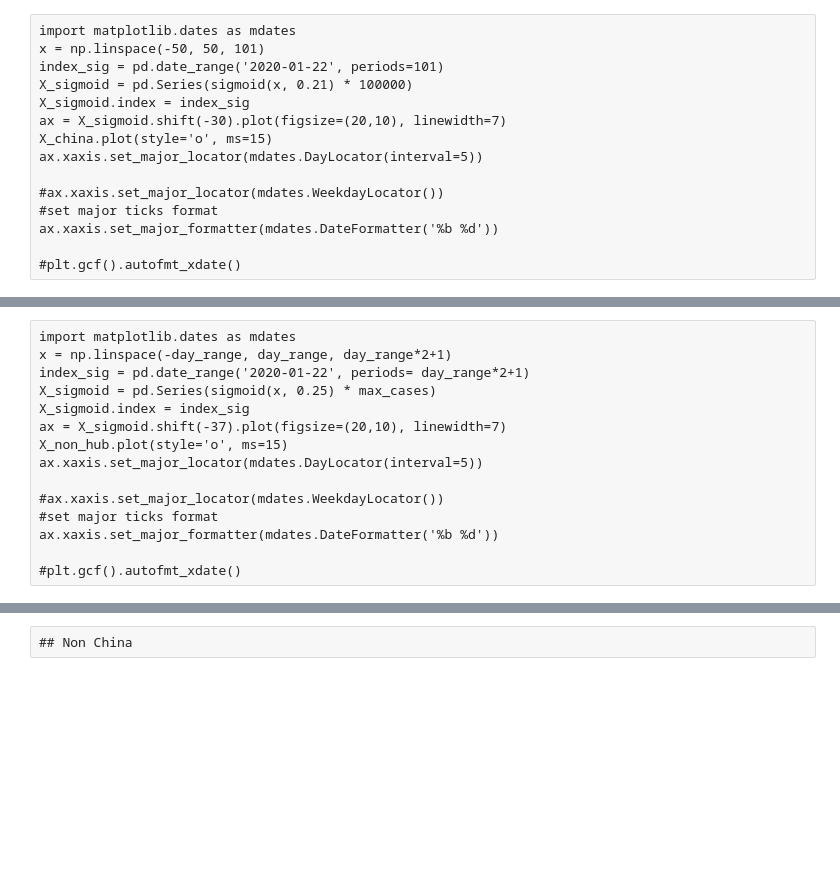
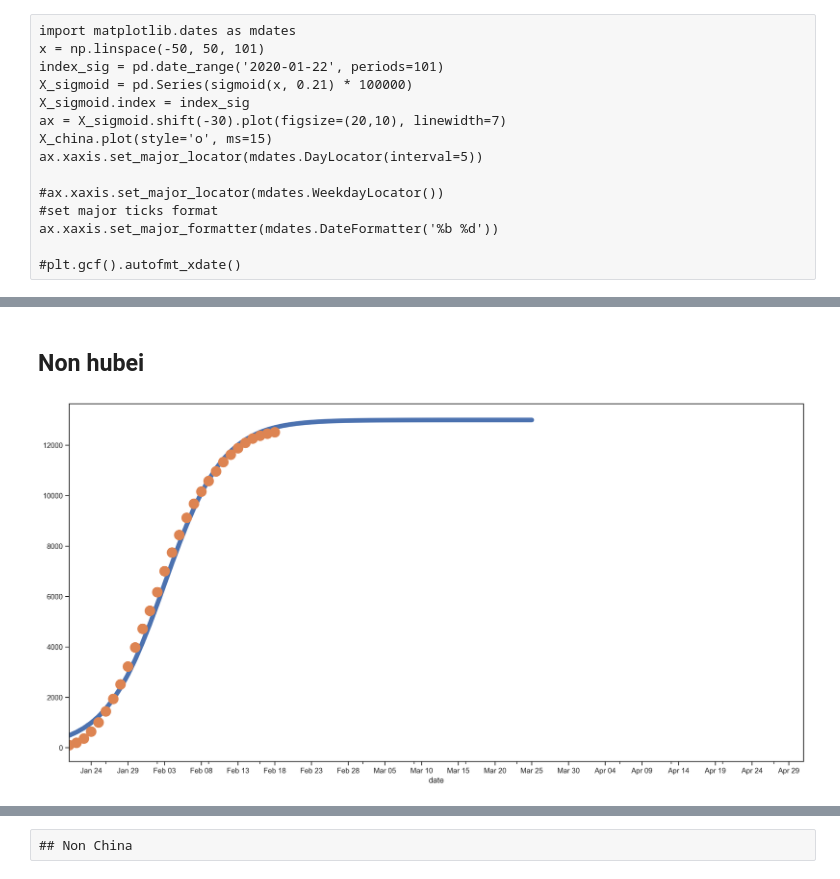
Before and after one commit to RogerMichel/coronavirus, a Jupyter notebook: data exploration.ipynb, the cells around one changed output, grey strips where cells are left out. Cells and saved outputs as stored; diff of their text form; code cells hidden in the pictures; blank space fills up the shorter version.

```diff
--- a/data exploration.ipynb
+++ b/data exploration.ipynb
@@ -455,3 +464,6 @@ def sigmoid(X, lambda_t):
+# %%
+def sigmoid(X, lambda_t):
+    return 1/(1+np.exp(-lambda_t*X))
 # %% [raw]
 X_china = full_df[full_df['variable'] == 'China_total']
 # %% [raw]
@@ -503,15 +488,44 @@ day_range = 50
-# %% [raw]
-import matplotlib.dates as mdates
-x = np.linspace(-day_range, day_range, day_range*2+1)
-index_sig = pd.date_range('2020-01-22', periods= day_range*2+1)
-X_sigmoid = pd.Series(sigmoid(x, 0.25) * max_cases)
-X_sigmoid.index = index_sig
-ax = X_sigmoid.shift(-37).plot(figsize=(20,10), linewidth=7)
-X_non_hub.plot(style='o', ms=15)
-ax.xaxis.set_major_locator(mdates.DayLocator(interval=5))
-
-#ax.xaxis.set_major_locator(mdates.WeekdayLocator())
-#set major ticks format
-ax.xaxis.set_major_formatter(mdates.DateFormatter('%b %d'))
-
-#plt.gcf().autofmt_xdate()
+# %% [markdown]
+## Non hubei
+# %%
+non_hubei = ['Mainland_China_Anhui', 'Mainland_China_Beijing',
+       'Mainland_China_Chongqing', 'Mainland_China_Fujian',
+       'Mainland_China_Gansu', 'Mainland_China_Guangdong',
+       'Mainland_China_Guangxi', 'Mainland_China_Guizhou',
+       'Mainland_China_Hainan', 'Mainland_China_Hebei',
+       'Mainland_China_Heilongjiang', 'Mainland_China_Henan',
+        'Mainland_China_Hunan',
+       'Mainland_China_Inner_Mongolia', 'Mainland_China_Jiangsu',
+       'Mainland_China_Jiangxi', 'Mainland_China_Jilin',
+       'Mainland_China_Liaoning', 'Mainland_China_Ningxia',
+       'Mainland_China_Qinghai', 'Mainland_China_Shaanxi',
+       'Mainland_China_Shandong', 'Mainland_China_Shanghai',
+       'Mainland_China_Shanxi', 'Mainland_China_Sichuan',
+       'Mainland_China_Tianjin', 'Mainland_China_Tibet',
+       'Mainland_China_Xinjiang', 'Mainland_China_Yunnan',
+       'Mainland_China_Zhejiang', ]
+# %%
+X_non_hub = full_df[full_df['variable'].isin(non_hubei)]
+X_non_hub= X_non_hub.set_index('date')
+
+X_non_hub = X_non_hub.resample('D').sum()['value']
+# %%
+max_cases = 13000
+day_range = 50
+# %%
+import matplotlib.dates as mdates
+x = np.linspace(-day_range, day_range, day_range*2+1)
+index_sig = pd.date_range('2020-01-22', periods= day_range*2+1)
+X_sigmoid = pd.Series(sigmoid(x, 0.25) * max_cases)
+X_sigmoid.index = index_sig
+ax = X_sigmoid.shift(-37).plot(figsize=(20,10), linewidth=7)
+X_non_hub.plot(style='o', ms=15)
+ax.xaxis.set_major_locator(mdates.DayLocator(interval=5))
+
+#ax.xaxis.set_major_locator(mdates.WeekdayLocator())
+#set major ticks format
+ax.xaxis.set_major_formatter(mdates.DateFormatter('%b %d'))
+
+#plt.gcf().autofmt_xdate()
+# %% [output]
+[figure, added]
```
Also changed, not shown: parts of 9 cells of this notebook, 1 other file.
